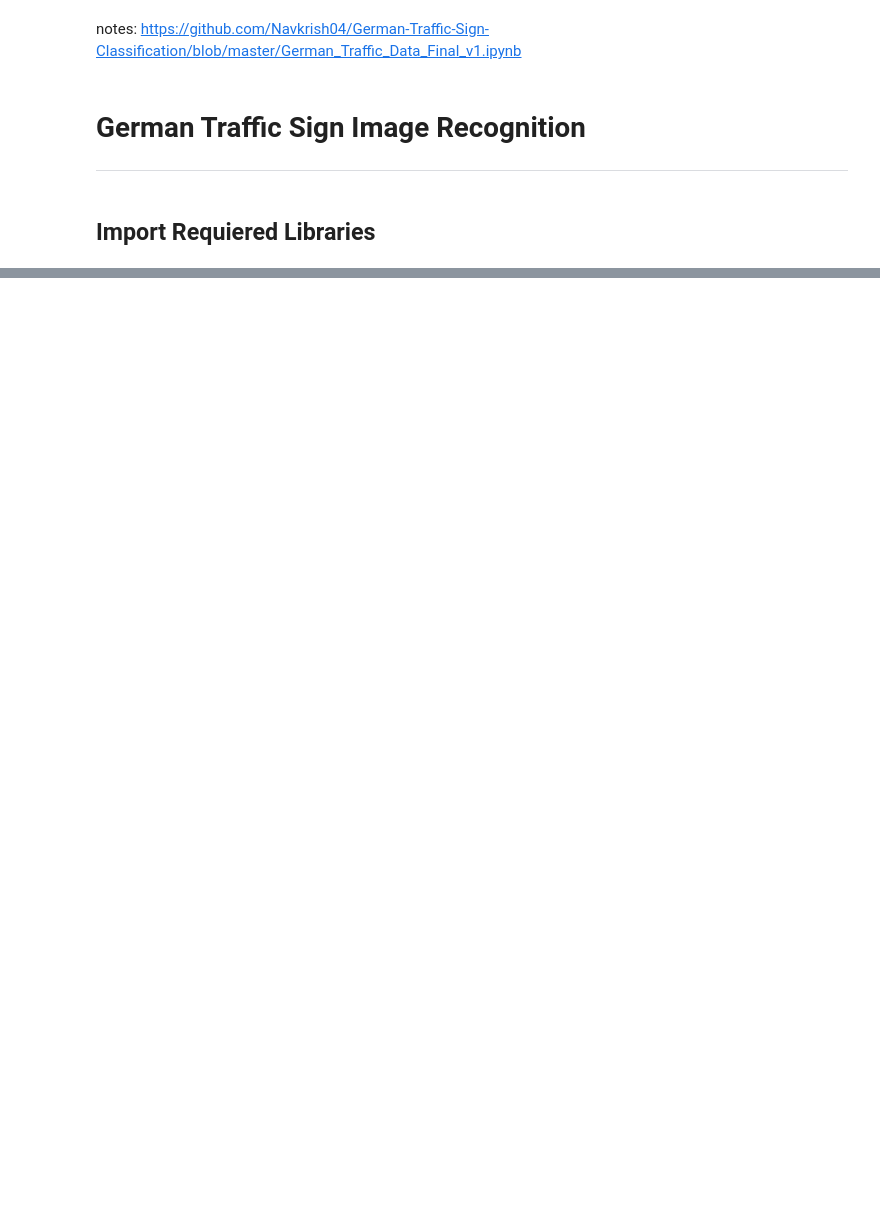
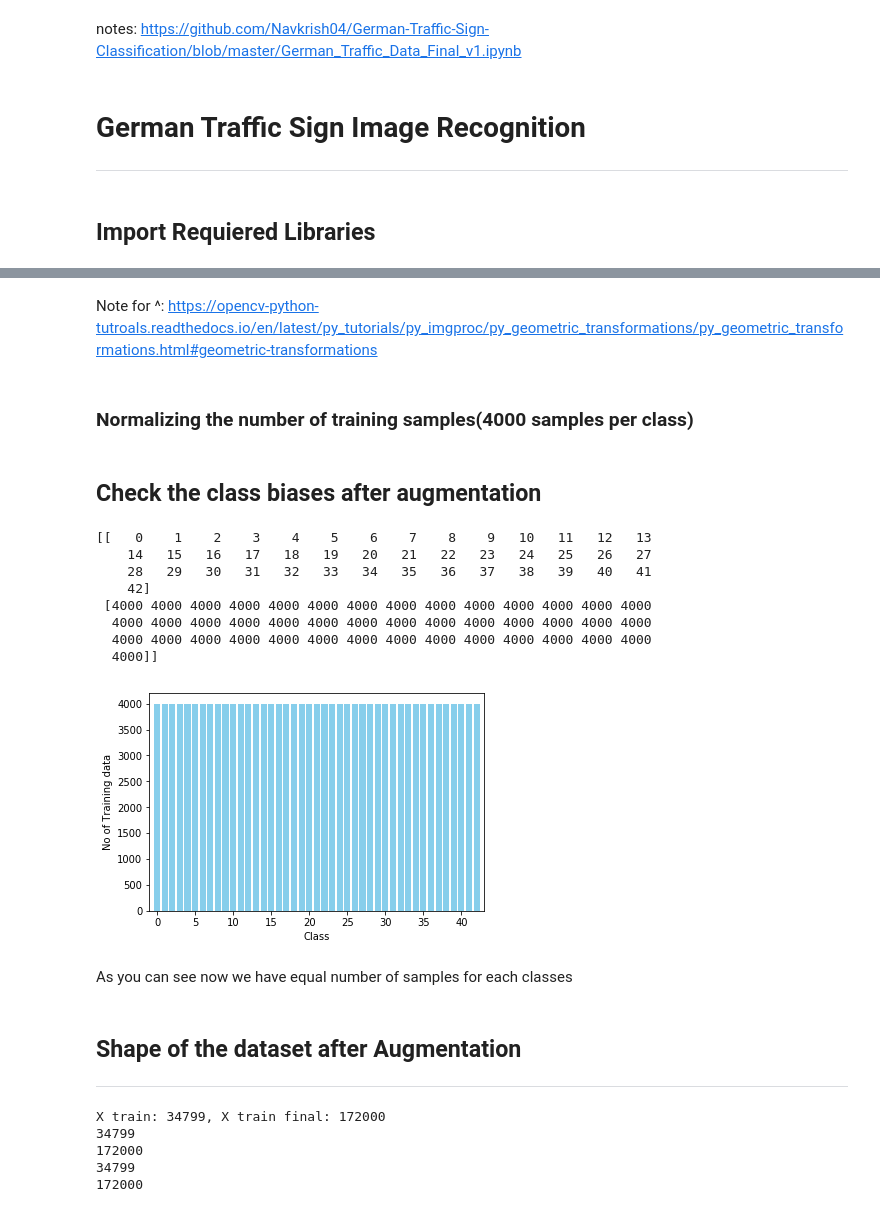
Before and after one commit to Sukhrobjon/DS-2.2-DL, a Jupyter notebook: Final Project - Traffic Signs Classification/traffic_sign_new.ipynb, the cells around one changed output, grey strips where cells are left out. Saved outputs shown, nothing was run; the diff lists cells and outputs as text; code cells hidden in the pictures; blank space fills up the shorter version.

```diff
--- a/Final Project - Traffic Signs Classification/traffic_sign_new.ipynb
+++ b/Final Project - Traffic Signs Classification/traffic_sign_new.ipynb
@@ -58,0 +242,71 @@ X_valid , y_valid = valid['features'], valid['labels']
+# %% [markdown]
+Note for ^: https://opencv-python-tutroals.readthedocs.io/en/latest/py_tutorials/py_imgproc/py_geometric_transformations/py_geometric_transformations.html#geometric-transformations
+# %% [markdown]
+### Normalizing the number of training samples(4000 samples per class)
+# %%
+classes = 43
+
+X_train_final = X_train
+y_train_final = y_train
+X_aug_1 = []
+Y_aug_1 = []
+
+for i in range(0,classes):
+
+    class_records = np.where(y_train==i)[0].size
+    max_records = 4000
+    if class_records != max_records:
+        ovr_sample = max_records - class_records
+        samples = X_train[np.where(y_train==i)[0]]
+        X_aug = []
+        Y_aug = [i] * ovr_sample
+
+        for x in range(ovr_sample):
+            img = samples[x % class_records]
+            trans_img = data_augment(img)
+            X_aug.append(trans_img)
+
+        X_train_final = np.concatenate((X_train_final, X_aug), axis=0)
+        y_train_final = np.concatenate((y_train_final, Y_aug))
+
+        Y_aug_1 = Y_aug_1 + Y_aug
+        X_aug_1 = X_aug_1 + X_aug
+# %% [markdown]
+## Check the class biases after augmentation
+# %%
+unique_elements, counts_elements = np.unique(y_train_final, return_counts = True)
+print(np.asarray((unique_elements, counts_elements)))
+
+pyplot.bar( np.arange( 43 ), counts_elements, align='center',color='skyblue')
+pyplot.xlabel('Class')
+pyplot.ylabel('No of Training data')
+pyplot.xlim([-1, 43])
+
+pyplot.show()
+# %% [output]
+[[   0    1    2    3    4    5    6    7    8    9   10   11   12   13
+    14   15   16   17   18   19   20   21   22   23   24   25   26   27
+    28   29   30   31   32   33   34   35   36   37   38   39   40   41
+    42]
+ [4000 4000 4000 4000 4000 4000 4000 4000 4000 4000 4000 4000 4000 4000
+  4000 4000 4000 4000 4000 4000 4000 4000 4000 4000 4000 4000 4000 4000
+  4000 4000 4000 4000 4000 4000 4000 4000 4000 4000 4000 4000 4000 4000
+  4000]]
+[figure, added]
+# %% [markdown]
+As you can see now we have equal number of samples for each classes
+# %% [markdown]
+## Shape of the dataset after Augmentation
+---
+# %%
+print("X train: {}, X train final: {}".format(len(X_train), len(X_train_final)))
+print(len(X_train))
+print(len(X_train_final))
+print(len(y_train))
+print(len(y_train_final))
+# %% [output]
+X train: 34799, X train final: 172000
+34799
+172000
+34799
+172000
```
Also changed, not shown: parts of 28 cells of this notebook.
